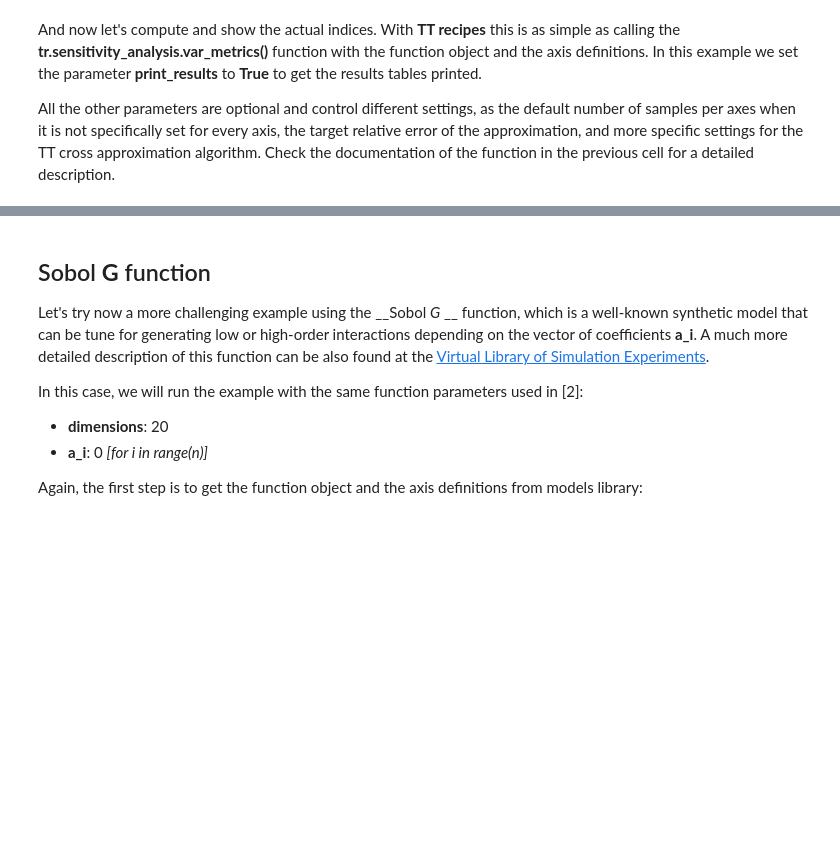
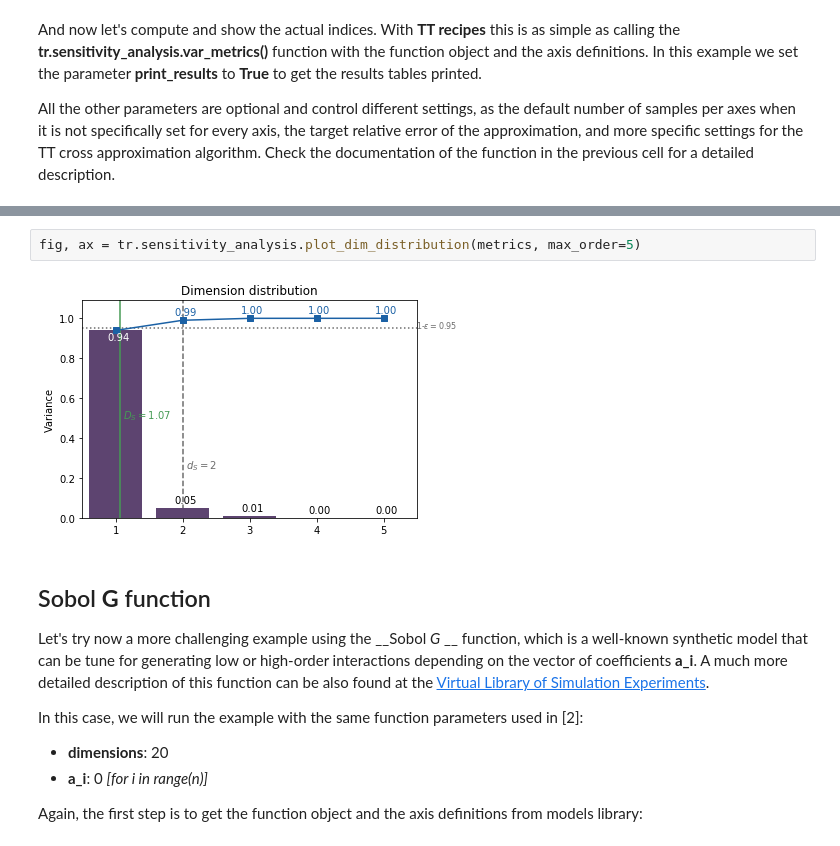
Before and after one commit to rballester/ttrecipes, a Jupyter notebook: examples/sensitivity_analysis/Sensitivity Analysis Examples.ipynb, the cells around one changed output, grey strips where cells are left out. Saved outputs shown, nothing was run; the diff lists cells and outputs as text; blank space fills up the shorter version.

```diff
--- a/examples/sensitivity_analysis/Sensitivity Analysis Examples.ipynb
+++ b/examples/sensitivity_analysis/Sensitivity Analysis Examples.ipynb
@@ -156,3 +256,7 @@ T_$         0.000024  0.000057   0.000040           0.000040
+# %%
+fig, ax = tr.sensitivity_analysis.plot_dim_distribution(metrics, max_order=5)
+# %% [output]
+[figure, added]
 # %% [markdown]
 ## Sobol __G__ function
 
```
Also changed, not shown: parts of 19 cells of this notebook, 8 other files.
